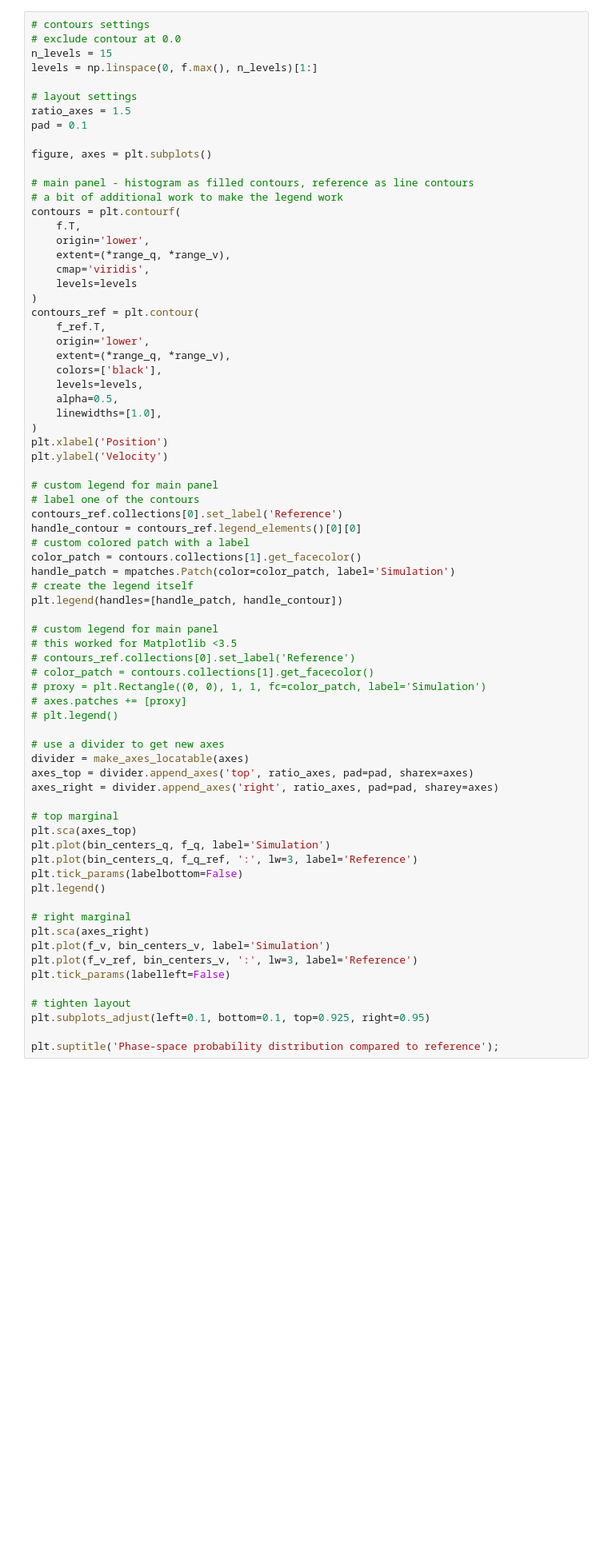
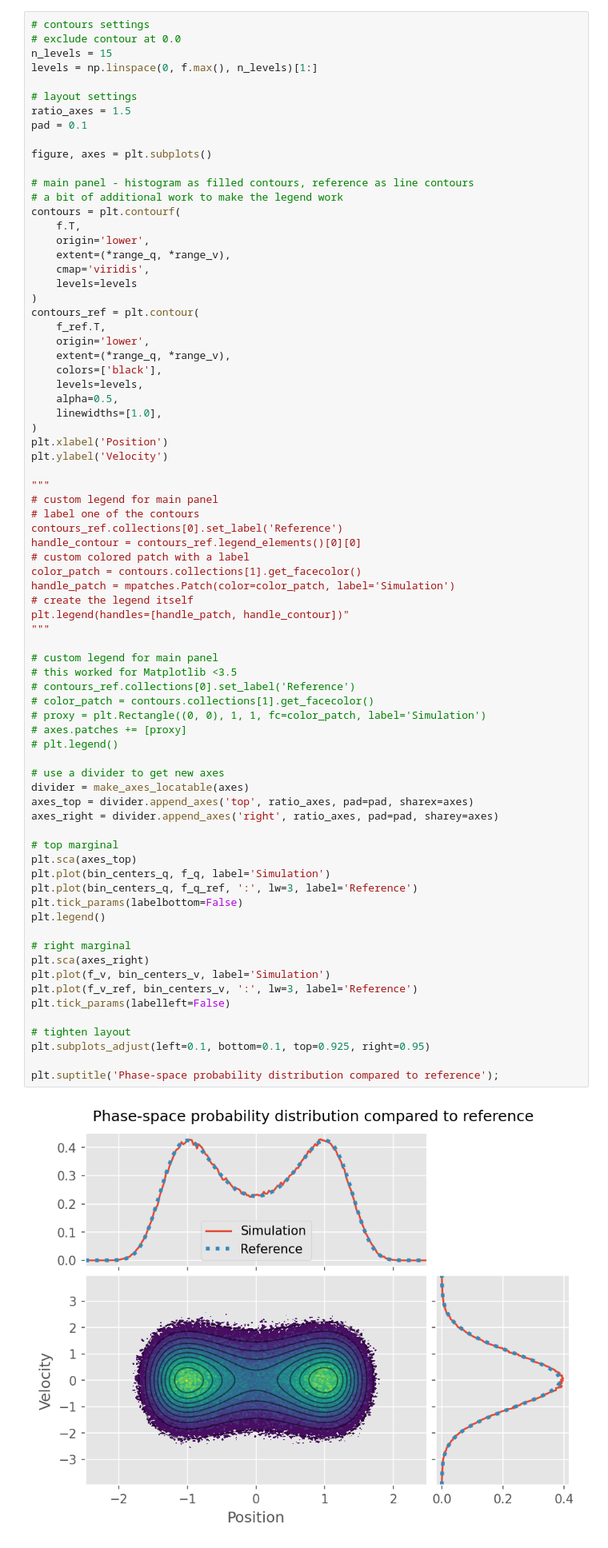
Before and after one commit to vojtech-votruba/mol-dynamics, a Jupyter notebook: excercises/1D-potential-process.ipynb, the cells around one changed output. Shown at 80% size. Saved outputs shown, nothing was run; the diff lists cells and outputs as text; blank space fills up the shorter version.

```diff
--- a/excercises/1D-potential-process.ipynb
+++ b/excercises/1D-potential-process.ipynb
@@ -188,6 +199,7 @@ contours_ref = plt.contour(
 plt.xlabel('Position')
 plt.ylabel('Velocity')
 
+"""
 # custom legend for main panel
 # label one of the contours
 contours_ref.collections[0].set_label('Reference')
@@ -196,38 +208,41 @@ handle_contour = contours_ref.legend_elements()[0][0]
 color_patch = contours.collections[1].get_facecolor()
 handle_patch = mpatches.Patch(color=color_patch, label='Simulation')
 # create the legend itself
-plt.legend(handles=[handle_patch, handle_contour])
+plt.legend(handles=[handle_patch, handle_contour])"
+"""
 
 # custom legend for main panel
 # this worked for Matplotlib <3.5
 # contours_ref.collections[0].set_label('Reference')
 # color_patch = contours.collections[1].get_facecolor()
 # proxy = plt.Rectangle((0, 0), 1, 1, fc=color_patch, label='Simulation')
 # axes.patches += [proxy]
 # plt.legend()
 
 # use a divider to get new axes
 divider = make_axes_locatable(axes)
 axes_top = divider.append_axes('top', ratio_axes, pad=pad, sharex=axes)
 axes_right = divider.append_axes('right', ratio_axes, pad=pad, sharey=axes)
 
 # top marginal
 plt.sca(axes_top)
 plt.plot(bin_centers_q, f_q, label='Simulation')
 plt.plot(bin_centers_q, f_q_ref, ':', lw=3, label='Reference')
 plt.tick_params(labelbottom=False)
 plt.legend()
 
 # right marginal
 plt.sca(axes_right)
 plt.plot(f_v, bin_centers_v, label='Simulation')
 plt.plot(f_v_ref, bin_centers_v, ':', lw=3, label='Reference')
 plt.tick_params(labelleft=False)
 
 # tighten layout
 plt.subplots_adjust(left=0.1, bottom=0.1, top=0.925, right=0.95)
 
 plt.suptitle('Phase-space probability distribution compared to reference');
+# %% [output]
+[figure, added]
 # %%
 # absolute difference distribution
 f_diff = (f - f_ref)
```
Also changed, not shown: parts of 7 cells of this notebook, 5 other files.
